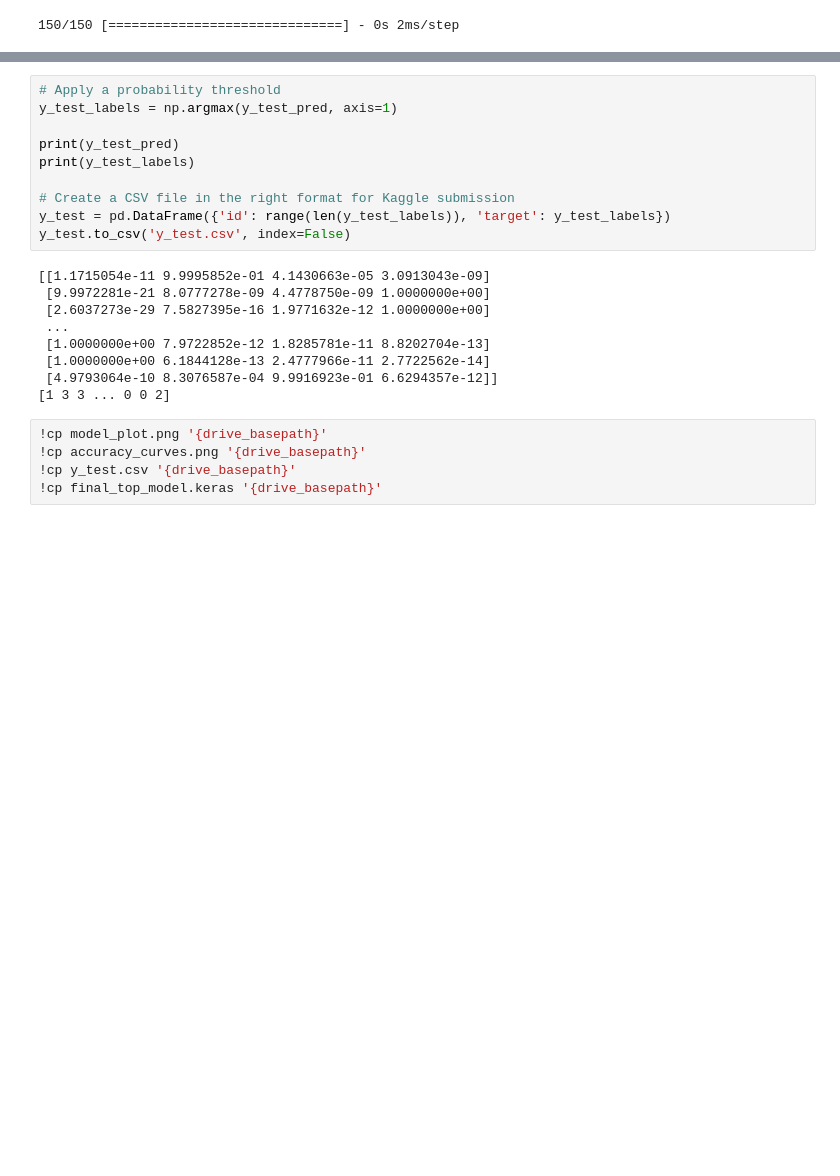
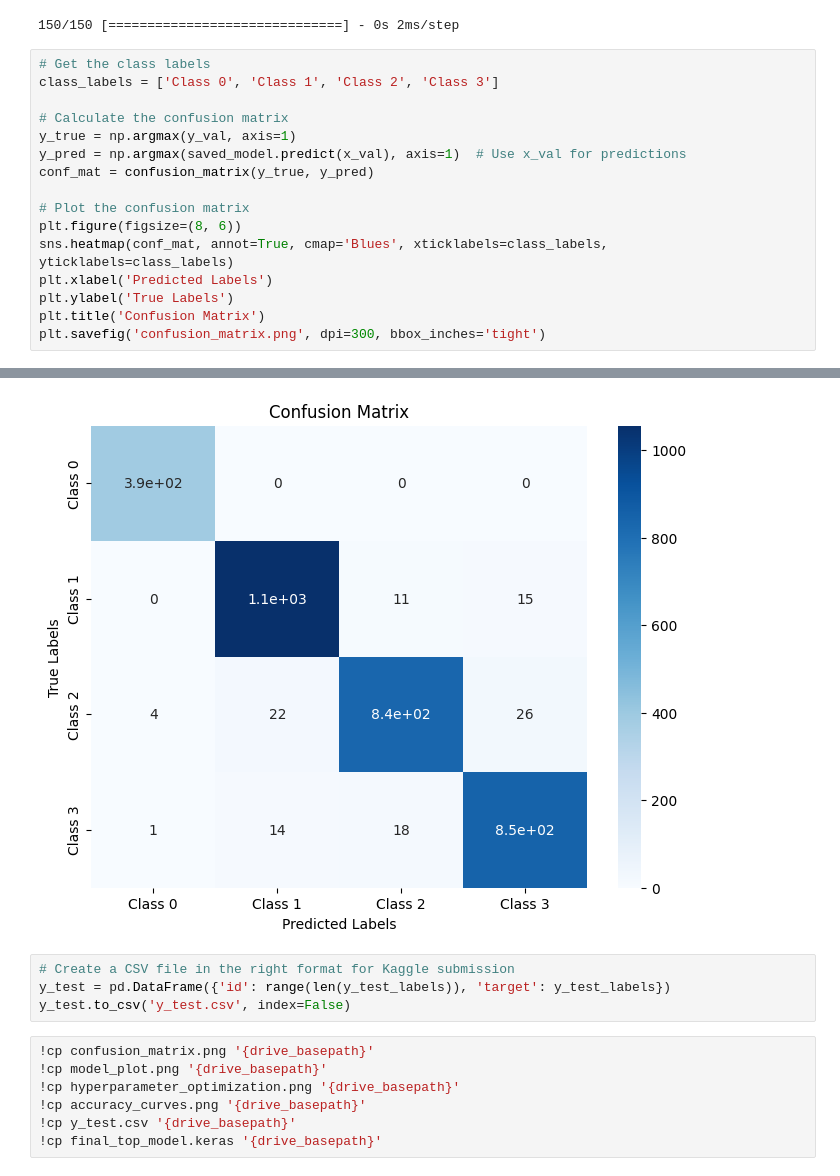
Before and after one commit to alessandroamella/MLBrno, a Jupyter notebook: Project/Project.ipynb, the cells around one changed output, grey strips where cells are left out. Saved outputs shown, nothing was run; the diff lists cells and outputs as text; blank space fills up the shorter version.

```diff
--- a/Project/Project.ipynb
+++ b/Project/Project.ipynb
@@ -330,3 +331,20 @@ x_test = load_test_data(x_test_path)
 y_test_pred = saved_model.predict(x_test)
 # %% [output]
 150/150 [==============================] - 0s 2ms/step
+# %%
+# Get the class labels
+class_labels = ['Class 0', 'Class 1', 'Class 2', 'Class 3']
+
+# Calculate the confusion matrix
+y_true = np.argmax(y_val, axis=1)
+y_pred = np.argmax(saved_model.predict(x_val), axis=1)  # Use x_val for predictions
+conf_mat = confusion_matrix(y_true, y_pred)
+
+# Plot the confusion matrix
+plt.figure(figsize=(8, 6))
+sns.heatmap(conf_mat, annot=True, cmap='Blues', xticklabels=class_labels, yticklabels=class_labels)
+plt.xlabel('Predicted Labels')
+plt.ylabel('True Labels')
+plt.title('Confusion Matrix')
+plt.savefig('confusion_matrix.png', dpi=300, bbox_inches='tight')
+# %% [output]
@@ -333,24 +352,12 @@ y_test_pred = saved_model.predict(x_test)
+[figure, added]
 # %%
-# Apply a probability threshold
-y_test_labels = np.argmax(y_test_pred, axis=1)
-
-print(y_test_pred)
-print(y_test_labels)
-
 # Create a CSV file in the right format for Kaggle submission
 y_test = pd.DataFrame({'id': range(len(y_test_labels)), 'target': y_test_labels})
 y_test.to_csv('y_test.csv', index=False)
-# %% [output]
-[[1.1715054e-11 9.9995852e-01 4.1430663e-05 3.0913043e-09]
- [9.9972281e-21 8.0777278e-09 4.4778750e-09 1.0000000e+00]
- [2.6037273e-29 7.5827395e-16 1.9771632e-12 1.0000000e+00]
- ...
- [1.0000000e+00 7.9722852e-12 1.8285781e-11 8.8202704e-13]
- [1.0000000e+00 6.1844128e-13 2.4777966e-11 2.7722562e-14]
- [4.9793064e-10 8.3076587e-04 9.9916923e-01 6.6294357e-12]]
-[1 3 3 ... 0 0 2]
 # %%
+!cp confusion_matrix.png '{drive_basepath}'
 !cp model_plot.png '{drive_basepath}'
+!cp hyperparameter_optimization.png '{drive_basepath}'
 !cp accuracy_curves.png '{drive_basepath}'
 !cp y_test.csv '{drive_basepath}'
 !cp final_top_model.keras '{drive_basepath}'
```
Also changed, not shown: parts of 7 cells of this notebook, 12 other files.
